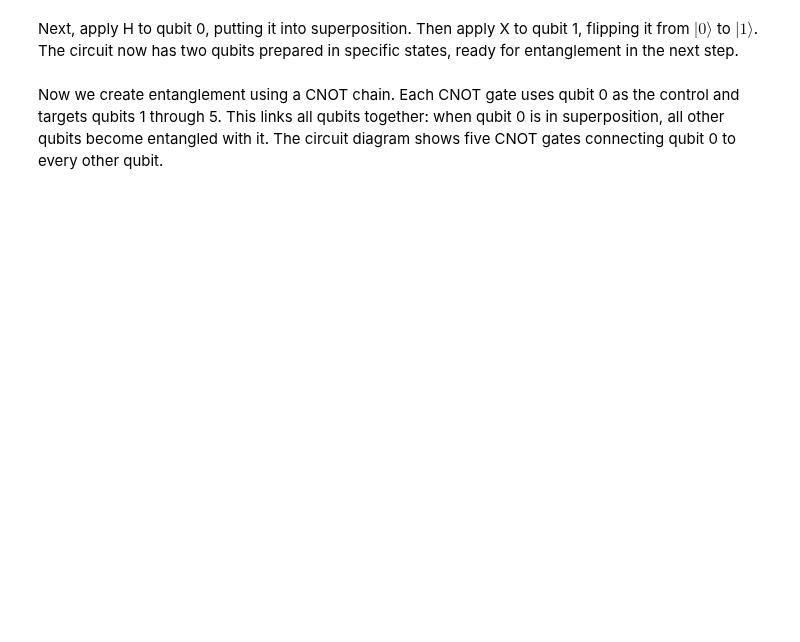
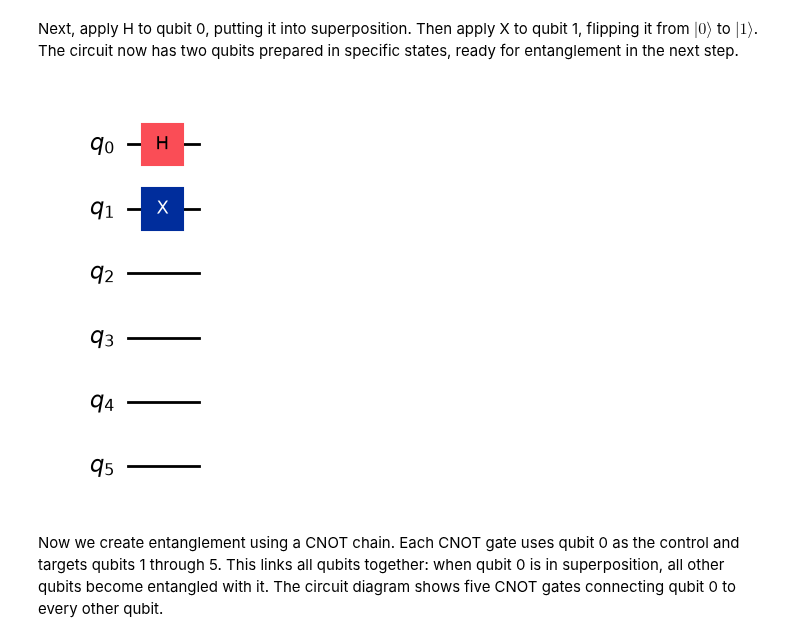
Before and after one commit to Ackaraphon1928/2110595-Intro-To-Quantum-Computing, a Jupyter notebook: Lab0/Lab0_quantum.ipynb, the cells around one changed output. Saved outputs shown, nothing was run; the diff lists cells and outputs as text; code cells hidden in the pictures; blank space fills up the shorter version.

```diff
--- a/Lab0/Lab0_quantum.ipynb
+++ b/Lab0/Lab0_quantum.ipynb
@@ -418,11 +448,15 @@ Next, apply H to qubit 0, putting it into superposition. Then apply X to qubit 1
 # %%
 # Step 2: H on qubit 0, X on qubit 1
 # TODO: Apply H to qubit 0
+special_qc.h(0)
 
 # TODO: Apply X to qubit 1
+special_qc.x(1)
 
 
 special_qc.draw('mpl')
+# %% [output]
+[figure, added]
 # %% [markdown]
 Now we create entanglement using a CNOT chain. Each CNOT gate uses qubit 0 as the control and targets qubits 1 through 5. This links all qubits together: when qubit 0 is in superposition, all other qubits become entangled with it. The circuit diagram shows five CNOT gates connecting qubit 0 to every other qubit.
 # %%
```
Also changed, not shown: parts of 14 cells of this notebook.
